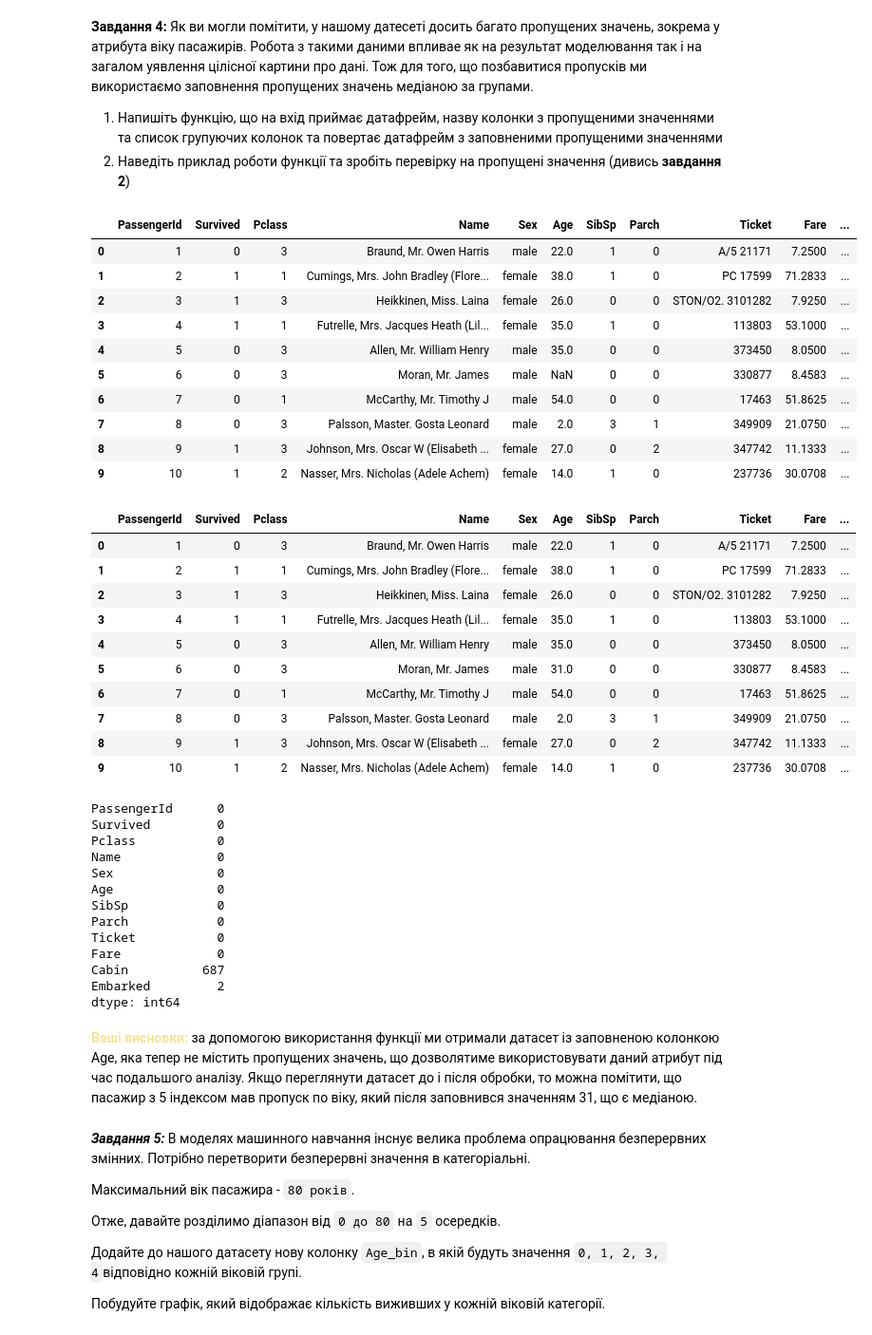
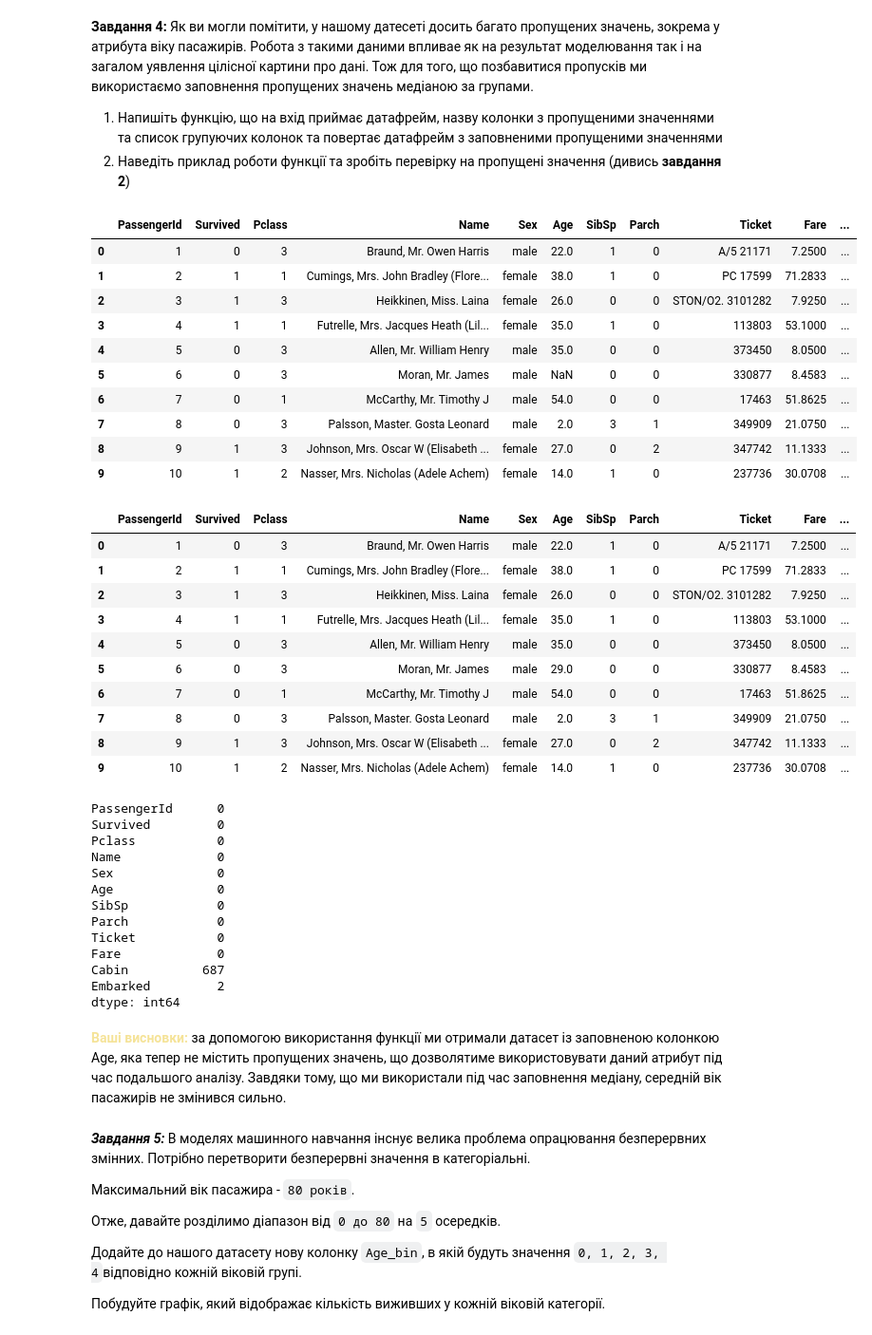
Before and after one commit to HumnytskaLiza/ai-labs, a Jupyter notebook: task3/Task3_basic_ai_liza_humnytska.ipynb, the cells around one changed output. Shown: that part at 95% size. Drawn from its saved outputs; the diff is of its cells as text; code cells hidden in the pictures.

```diff
--- a/task3/Task3_basic_ai_liza_humnytska.ipynb
+++ b/task3/Task3_basic_ai_liza_humnytska.ipynb
@@ -114,35 +114,37 @@ ax.xaxis.tick_top()
 1.   Напишіть функцію, що на вхід приймає датафрейм, назву колонки з пропущеними значеннями та список групуючих колонок та повертає датафрейм з заповненими пропущеними значеннями
 2.   Наведіть приклад роботи функції та зробіть перевірку на пропущені значення (дивись **завдання 2**)
 # %%
-def process_col(df, col_name: str, group_col: str):
-    df[col_name] = df.groupby(group_col)[col_name].transform(lambda x: x.fillna(x.mean().round().astype(int)))
+dataset = pd.read_csv('titanic.csv')
+
+def process_col(df, col_name: str, group_col):
+    df[col_name] = df.groupby(group_col)[col_name].transform(lambda x: x.fillna(x.median().round().astype(int)))
 
 display(dataset.head(10))
 
-process_col(dataset, "Age", "Sex")
+process_col(dataset, "Age", ["Sex"])
 
 display(dataset.head(10))
 
 dataset.isnull().sum()
 # %% [output]
 |  | PassengerId | Survived | Pclass | Name | Sex | Age | SibSp | Parch | Ticket | Fare | ... |
 | 0 | 1 | 0 | 3 | Braund, Mr. Owen Harris | male | 22.0 | 1 | 0 | A/5 21171 | 7.2500 | ... |
 | 1 | 2 | 1 | 1 | Cumings, Mrs. John Bradley (Flore... | female | 38.0 | 1 | 0 | PC 17599 | 71.2833 | ... |
 | 2 | 3 | 1 | 3 | Heikkinen, Miss. Laina | female | 26.0 | 0 | 0 | STON/O2. 3101282 | 7.9250 | ... |
 | 3 | 4 | 1 | 1 | Futrelle, Mrs. Jacques Heath (Lil... | female | 35.0 | 1 | 0 | 113803 | 53.1000 | ... |
 | 4 | 5 | 0 | 3 | Allen, Mr. William Henry | male | 35.0 | 0 | 0 | 373450 | 8.0500 | ... |
 | 5 | 6 | 0 | 3 | Moran, Mr. James | male | NaN | 0 | 0 | 330877 | 8.4583 | ... |
 | 6 | 7 | 0 | 1 | McCarthy, Mr. Timothy J | male | 54.0 | 0 | 0 | 17463 | 51.8625 | ... |
 | 7 | 8 | 0 | 3 | Palsson, Master. Gosta Leonard | male | 2.0 | 3 | 1 | 349909 | 21.0750 | ... |
 | 8 | 9 | 1 | 3 | Johnson, Mrs. Oscar W (Elisabeth ... | female | 27.0 | 0 | 2 | 347742 | 11.1333 | ... |
 | 9 | 10 | 1 | 2 | Nasser, Mrs. Nicholas (Adele Achem) | female | 14.0 | 1 | 0 | 237736 | 30.0708 | ... |
 |  | PassengerId | Survived | Pclass | Name | Sex | Age | SibSp | Parch | Ticket | Fare | ... |
 | 0 | 1 | 0 | 3 | Braund, Mr. Owen Harris | male | 22.0 | 1 | 0 | A/5 21171 | 7.2500 | ... |
 | 1 | 2 | 1 | 1 | Cumings, Mrs. John Bradley (Flore... | female | 38.0 | 1 | 0 | PC 17599 | 71.2833 | ... |
 | 2 | 3 | 1 | 3 | Heikkinen, Miss. Laina | female | 26.0 | 0 | 0 | STON/O2. 3101282 | 7.9250 | ... |
 | 3 | 4 | 1 | 1 | Futrelle, Mrs. Jacques Heath (Lil... | female | 35.0 | 1 | 0 | 113803 | 53.1000 | ... |
 | 4 | 5 | 0 | 3 | Allen, Mr. William Henry | male | 35.0 | 0 | 0 | 373450 | 8.0500 | ... |
-| 5 | 6 | 0 | 3 | Moran, Mr. James | male | 31.0 | 0 | 0 | 330877 | 8.4583 | ... |
+| 5 | 6 | 0 | 3 | Moran, Mr. James | male | 29.0 | 0 | 0 | 330877 | 8.4583 | ... |
 | 6 | 7 | 0 | 1 | McCarthy, Mr. Timothy J | male | 54.0 | 0 | 0 | 17463 | 51.8625 | ... |
 | 7 | 8 | 0 | 3 | Palsson, Master. Gosta Leonard | male | 2.0 | 3 | 1 | 349909 | 21.0750 | ... |
 | 8 | 9 | 1 | 3 | Johnson, Mrs. Oscar W (Elisabeth ... | female | 27.0 | 0 | 2 | 347742 | 11.1333 | ... |
@@ -161,7 +163,7 @@ Cabin          687
 Embarked         2
 dtype: int64
 # %% [markdown]
-<font color='#F5E398'><b>Ваші висновки:</b></font> за допомогою використання функції ми отримали датасет із заповненою колонкою Age, яка тепер не містить пропущених значень, що дозволятиме використовувати даний атрибут під час подальшого аналізу. Якщо переглянути датасет до і після обробки, то можна помітити, що пасажир з 5 індексом мав пропуск по віку, який після заповнився значенням 31, що є медіаною.
+<font color='#F5E398'><b>Ваші висновки:</b></font> за допомогою використання функції ми отримали датасет із заповненою колонкою Age, яка тепер не містить пропущених значень, що дозволятиме використовувати даний атрибут під час подальшого аналізу. Завдяки тому, що ми використали під час заповнення медіану, середній вік пасажирів не змінився сильно.
 # %% [markdown]
 
 ***Завдання 5:*** В моделях машинного навчання інснує велика проблема опрацювання безперервних змінних. Потрібно перетворити безперервні значення в категоріальні.
```
Also changed, not shown: parts of 5 cells of this notebook.
